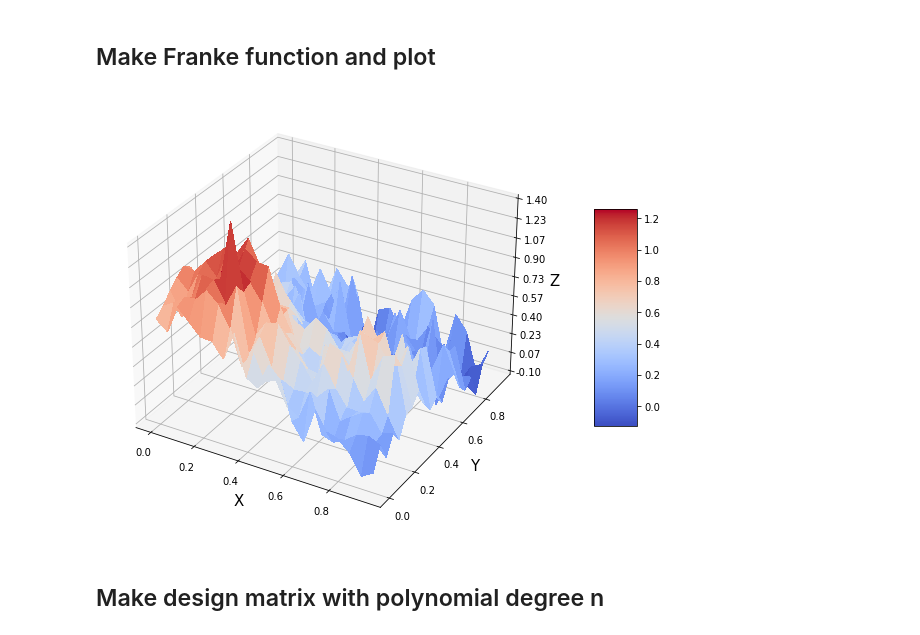
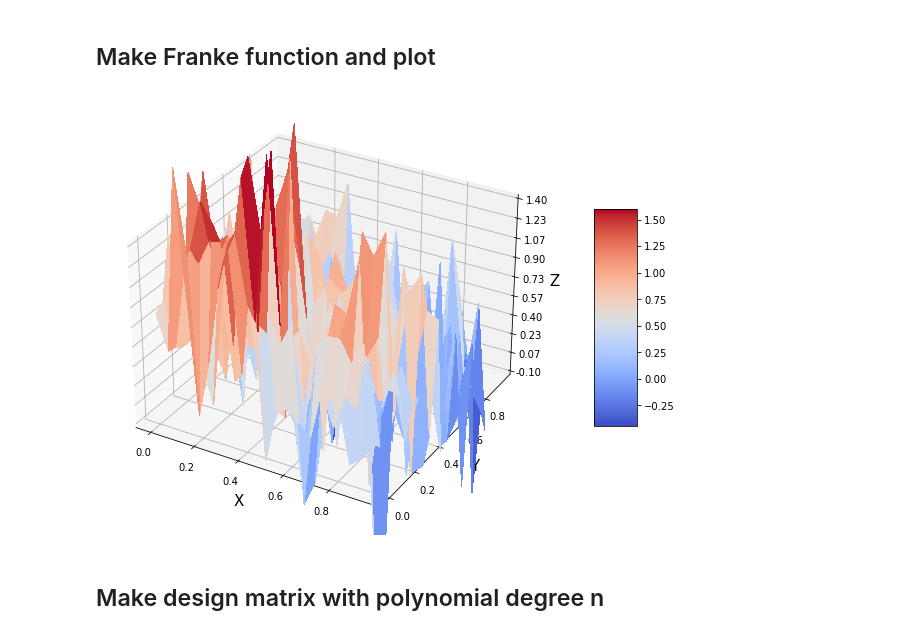
Before and after one commit to jornmarh/fys-stk4155, a Jupyter notebook: project1/project1-ad.ipynb, the cells around one changed output. Cells and saved outputs as stored; diff of their text form; code cells hidden in the pictures.

```diff
--- a/project1/project1-ad.ipynb
+++ b/project1/project1-ad.ipynb
@@ -45,35 +45,35 @@ x = np.arange(0, 1, 0.05)
 y = np.arange(0, 1, 0.05)
 x, y = np.meshgrid(x,y)
 
 def FrankeFunction(x,y):
     term1 = 0.75*np.exp(-(0.25*(9*x-2)**2) - 0.25*((9*y-2)**2))
     term2 = 0.75*np.exp(-((9*x+1)**2)/49.0 - 0.1*(9*y+1))
     term3 = 0.5*np.exp(-(9*x-7)**2/4.0 - 0.25*((9*y-3)**2))
     term4 = -0.2*np.exp(-(9*x-4)**2 - (9*y-7)**2)
-    noise = np.random.normal(0,0.15,x.shape)
+    noise = np.random.normal(0,0.5,x.shape)
     return term1 + term2 + term3 + term4 + noise
 
 
 z = FrankeFunction(x, y)
 
 # Plot the surface.
 surf = ax.plot_surface(x, y, z, cmap=cm.coolwarm,
                        linewidth=0, antialiased=False)
 # Customize the z axis.
 ax.set_zlim(-0.10, 1.40)
 ax.zaxis.set_major_locator(LinearLocator(10))
 ax.zaxis.set_major_formatter(FormatStrFormatter('%.02f'))
 
 ax.set_xlabel('X', fontsize=15)
 ax.set_ylabel('Y', fontsize=15)
 ax.set_zlabel('Z', fontsize=15)
 
 # Add a color bar which maps values to colors.
 fig.colorbar(surf, shrink=0.5, aspect=5)
 
 plt.show()
 # %% [output]
-[figure, old version]
+[figure, new version]
 # %% [markdown]
 ## Make design matrix with polynomial degree n
 # %%
```
Also changed, not shown: parts of 2 cells of this notebook.
